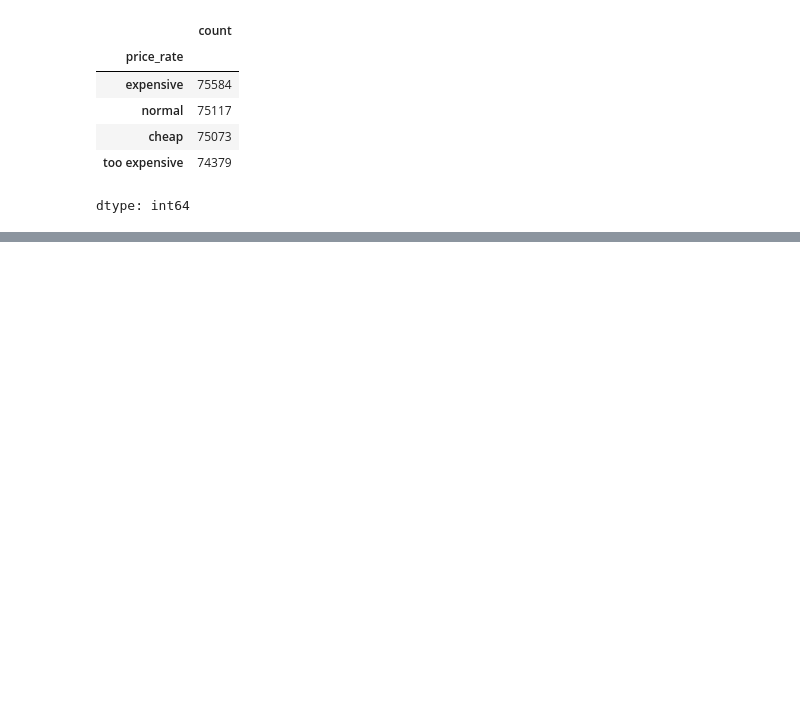
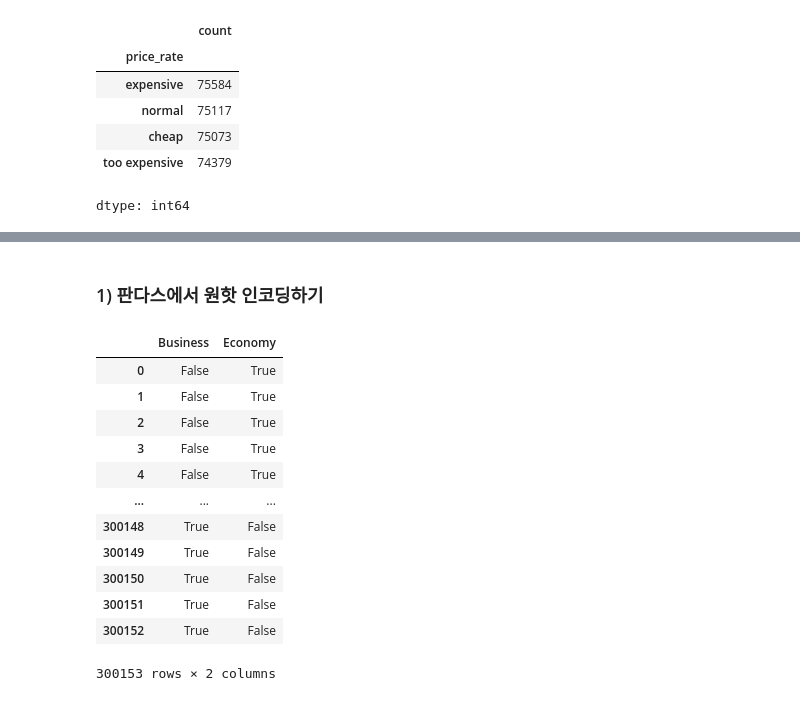
Before and after one commit to 011nuyha/aice-associate-study, a Jupyter notebook: Chapter6_데이터_전처리하기.ipynb, the cells around one changed output, grey strips where cells are left out. Cells and saved outputs as stored; diff of their text form; code cells hidden in the pictures; blank space fills up the shorter version.

```diff
--- a/Chapter6_데이터_전처리하기.ipynb
+++ b/Chapter6_데이터_전처리하기.ipynb
@@ -512,0 +632,20 @@ dtype: int64
+# %% [markdown]
+### 1) 판다스에서 원핫 인코딩하기
+# %%
+df = df_origin.copy()
+
+pd.get_dummies(df['class'])
+# %% [output]
+|  | Business | Economy |
+| 0 | False | True |
+| 1 | False | True |
+| 2 | False | True |
+| 3 | False | True |
+| 4 | False | True |
+| ... | ... | ... |
+| 300148 | True | False |
+| 300149 | True | False |
+| 300150 | True | False |
+| 300151 | True | False |
+| 300152 | True | False |
+300153 rows × 2 columns
```
Also changed, not shown: parts of 36 cells of this notebook.
